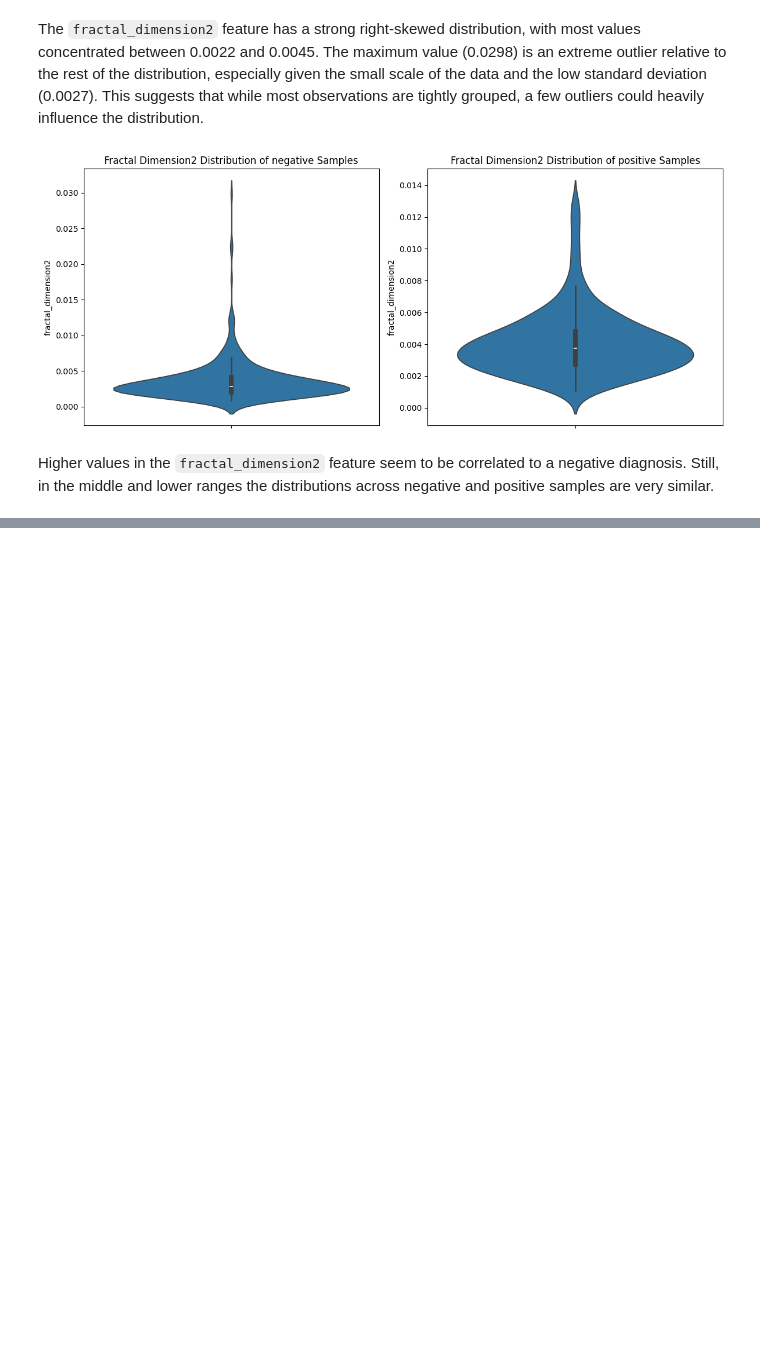
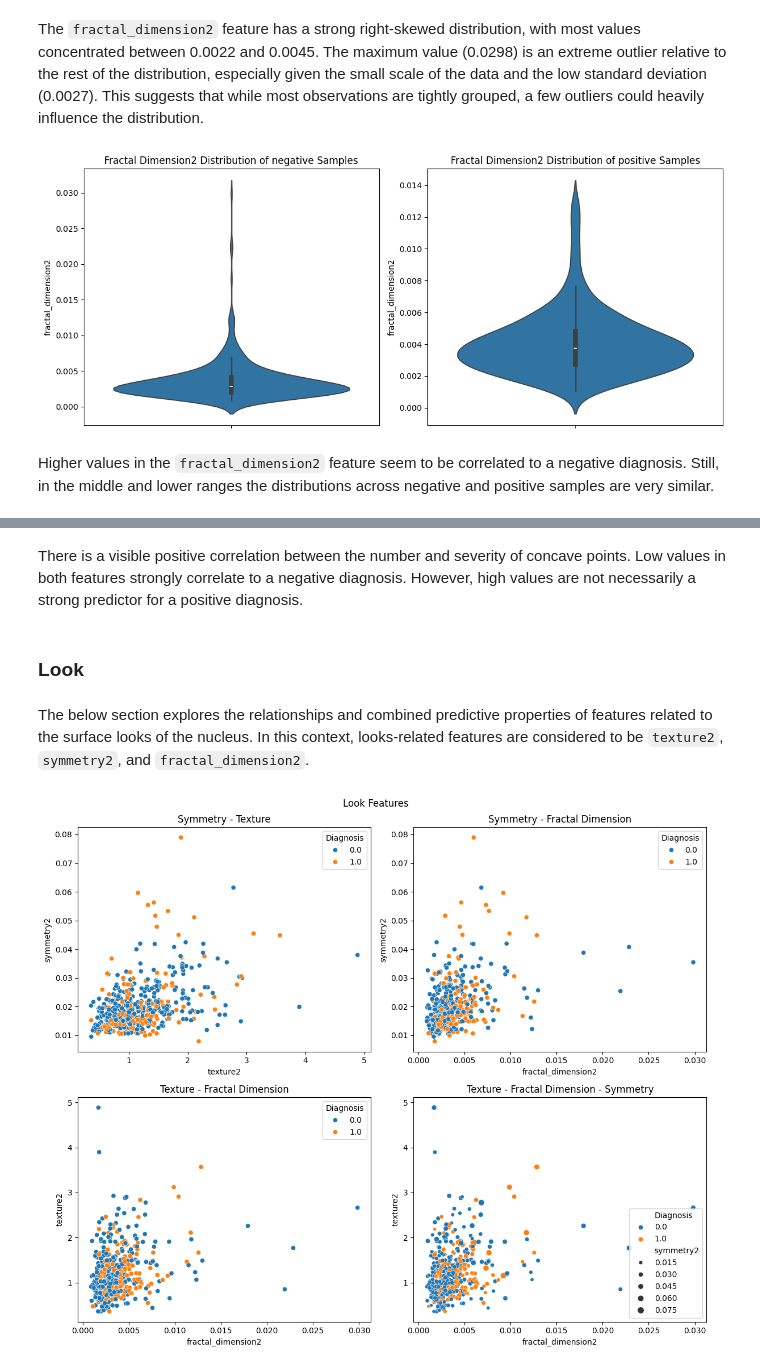
Before and after one commit to Jonas-wastaken/ml_project, a Jupyter notebook: notebooks/exploration.ipynb, the cells around one changed output, grey strips where cells are left out. Saved outputs shown, nothing was run; the diff lists cells and outputs as text; code cells hidden in the pictures; blank space fills up the shorter version.

```diff
--- a/notebooks/exploration.ipynb
+++ b/notebooks/exploration.ipynb
@@ -422,0 +420,39 @@ Features such as `radius2`, `perimeter2`, `area2`, and `symmetry2` are strongly
+# %% [markdown]
+There is a visible positive correlation between the number and severity of concave points. Low values in both features strongly correlate to a negative diagnosis. However, high values are not necessarily a strong predictor for a positive diagnosis.
+# %% [markdown]
+### Look
+# %% [markdown]
+The below section explores the relationships and combined predictive properties of features related to the surface looks of the nucleus. In this context, looks-related features are considered to be `texture2`, `symmetry2`, and `fractal_dimension2`.
+# %%
+fig, ax = plt.subplots(2, 2, figsize=[12, 10])
+fig.suptitle("Look Features")
+
+ax[0, 0] = sns.scatterplot(
+    data=df, x="texture2", y="symmetry2", hue="Diagnosis", ax=ax[0, 0]
+)
+ax[0, 0].set_title("Symmetry - Texture")
+
+ax[0, 1] = sns.scatterplot(
+    data=df, x="fractal_dimension2", y="symmetry2", hue="Diagnosis", ax=ax[0, 1]
+)
+ax[0, 1].set_title("Symmetry - Fractal Dimension")
+
+ax[1, 0] = sns.scatterplot(
+    data=df, x="fractal_dimension2", y="texture2", hue="Diagnosis", ax=ax[1, 0]
+)
+ax[1, 0].set_title("Texture - Fractal Dimension")
+
+ax[1, 1] = sns.scatterplot(
+    data=df,
+    x="fractal_dimension2",
+    y="texture2",
+    hue="Diagnosis",
+    size="symmetry2",
+    ax=ax[1, 1],
+)
+ax[1, 1].set_title("Texture - Fractal Dimension - Symmetry")
+
+plt.tight_layout()
+plt.show()
+# %% [output]
+[figure, added]
```
Also changed, not shown: parts of 25 cells of this notebook.
